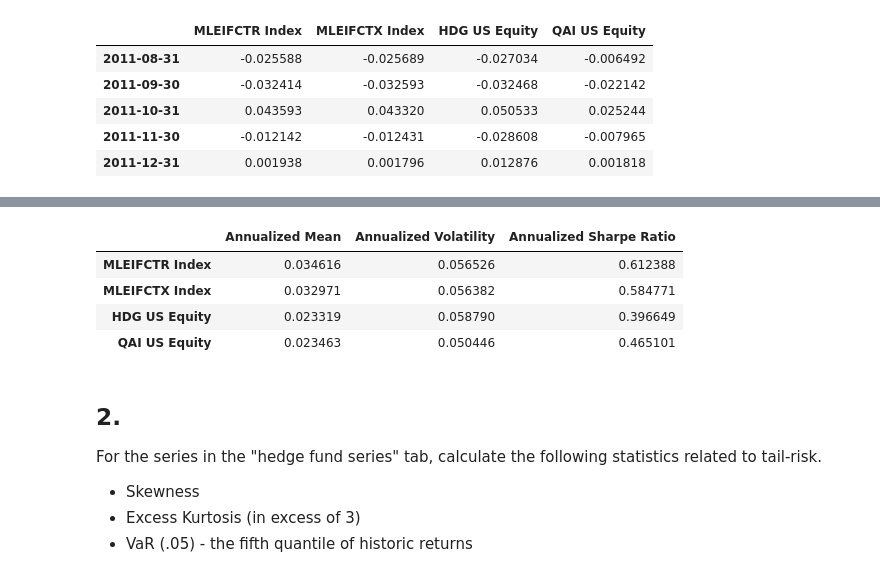
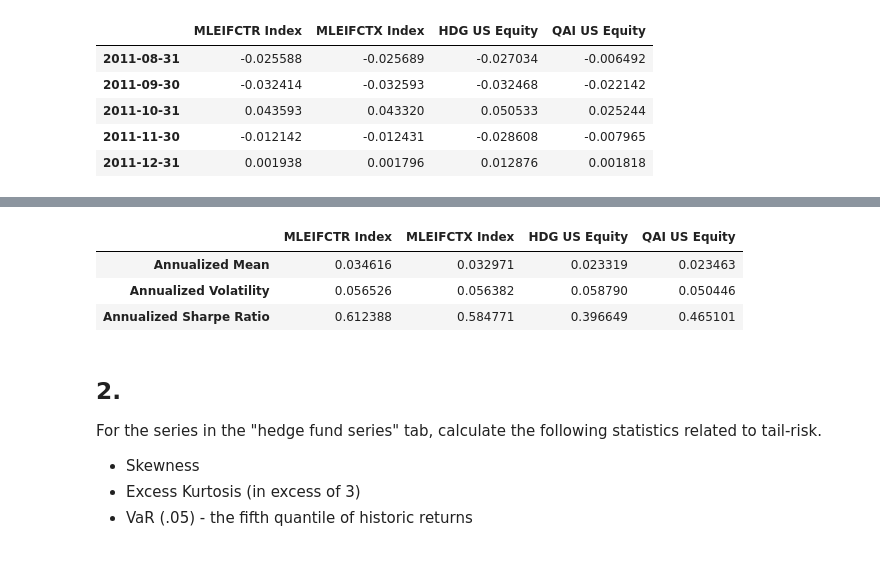
Before and after one commit to elliottgordon/finm-25000-a4-repository, a Jupyter notebook: hw2/Elliott_Homework_2.ipynb, the cells around one changed output, grey strips where cells are left out. Cells and saved outputs as stored; diff of their text form; code cells hidden in the pictures.

```diff
--- a/hw2/Elliott_Homework_2.ipynb
+++ b/hw2/Elliott_Homework_2.ipynb
@@ -106,8 +107,5 @@ Annualize these statistics.
 # %%
-import pandas as pd
-import numpy as np
-
-hedge_fund_series_df = pd.read_excel(io = './proshares_analysis_data.xlsx',
+hedge_fund_series_df = pd.read_excel(io = "./drive/MyDrive/Colab Notebooks/proshares_analysis_data.xlsx",
                                      sheet_name='hedge_fund_series',
                                      index_col=0,
                                      parse_dates=[0])
@@ -123,19 +130,20 @@ hedge_fund_series_df.head(5)
 # %%
-return_metrics = pd.DataFrame()
+def metrics(returns_df):
+  return_metrics = pd.DataFrame()
 
-adjustment_factor = 12
+  adjustment_factor = 12
 
-return_metrics['Annualized Mean'] = hedge_fund_series_df.mean() * adjustment_factor
-return_metrics['Annualized Volatility'] = hedge_fund_series_df.std() * np.sqrt(adjustment_factor)
-return_metrics['Annualized Sharpe Ratio'] = return_metrics['Annualized Mean'] / return_metrics['Annualized Volatility']
+  return_metrics['Annualized Mean'] = returns_df.mean() * adjustment_factor
+  return_metrics['Annualized Volatility'] = returns_df.std() * np.sqrt(adjustment_factor)
+  return_metrics['Annualized Sharpe Ratio'] = return_metrics['Annualized Mean'] / return_metrics['Annualized Volatility']
+  return return_metrics.T
 
-display(return_metrics)
+display(metrics(hedge_fund_series_df))
 # %% [output]
-|  | Annualized Mean | Annualized Volatility | Annualized Sharpe Ratio |
-| MLEIFCTR Index | 0.034616 | 0.056526 | 0.612388 |
-| MLEIFCTX Index | 0.032971 | 0.056382 | 0.584771 |
-| HDG US Equity | 0.023319 | 0.058790 | 0.396649 |
-| QAI US Equity | 0.023463 | 0.050446 | 0.465101 |
+|  | MLEIFCTR Index | MLEIFCTX Index | HDG US Equity | QAI US Equity |
+| Annualized Mean | 0.034616 | 0.032971 | 0.023319 | 0.023463 |
+| Annualized Volatility | 0.056526 | 0.056382 | 0.058790 | 0.050446 |
+| Annualized Sharpe Ratio | 0.612388 | 0.584771 | 0.396649 | 0.465101 |
 # %% [markdown]
 ## 2.
 
```
Also changed, not shown: parts of 11 cells of this notebook.
